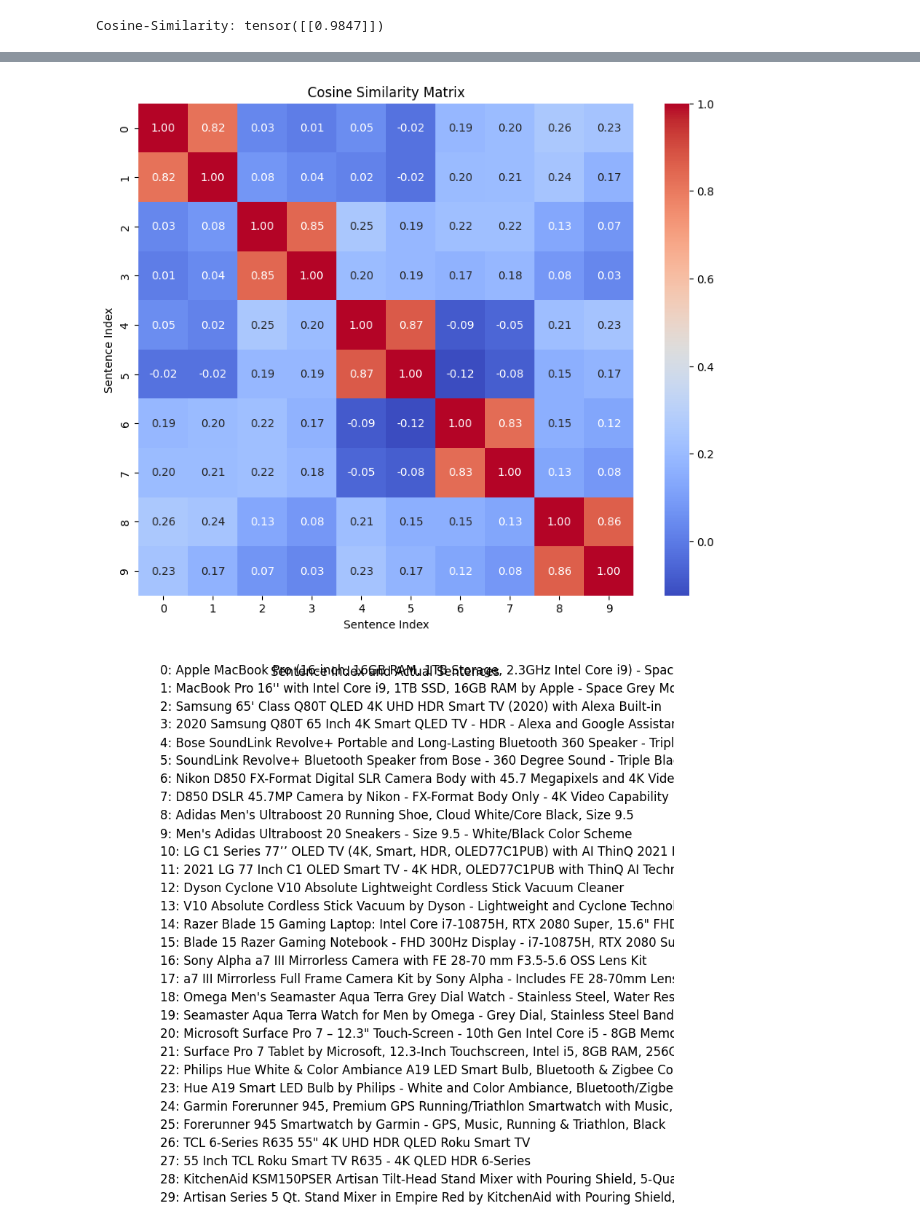
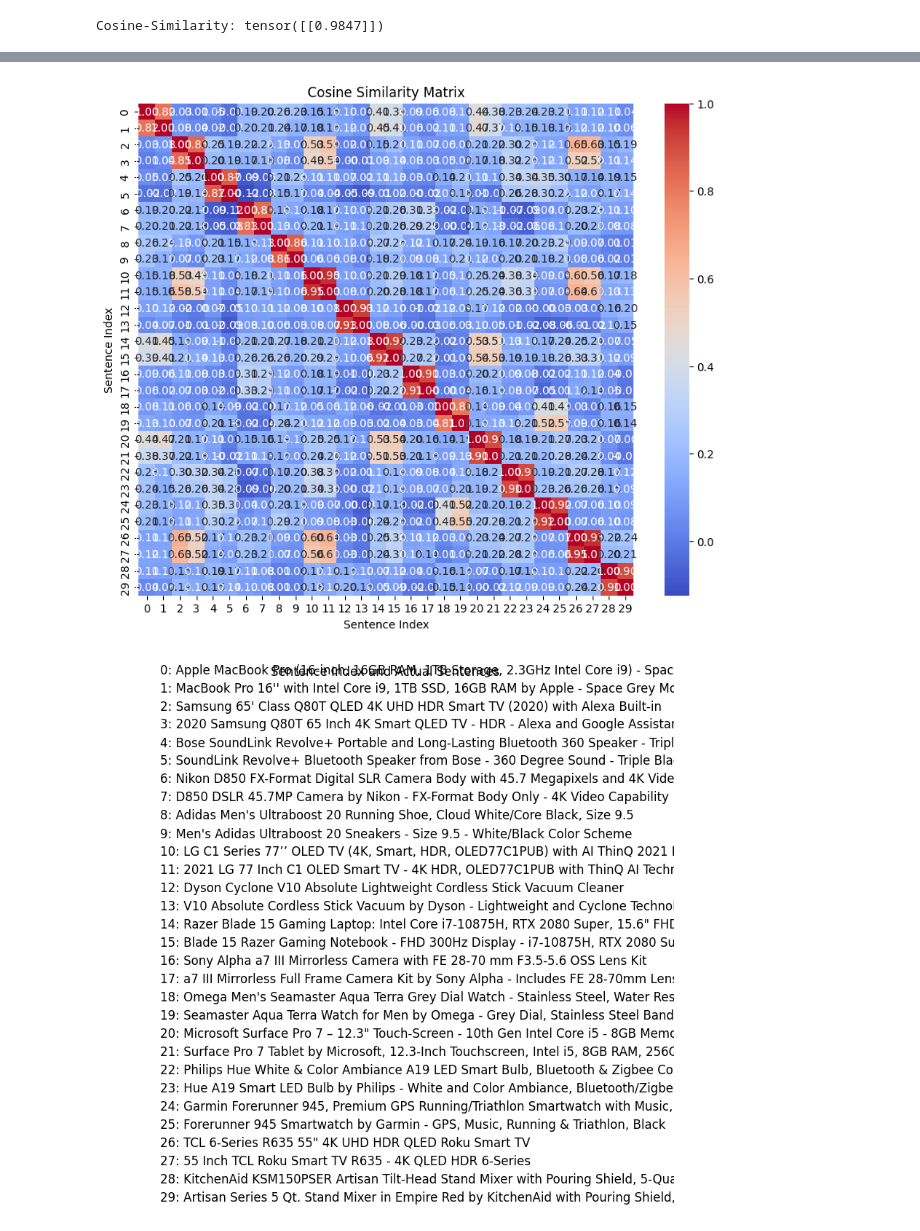
Before and after one commit to archit15singh/SKU-Matchmaker-Engine, a Jupyter notebook: notebooks/explore_embeddings.ipynb, the cells around one changed output, grey strips where cells are left out. Cells and saved outputs as stored; diff of their text form; code cells hidden in the pictures.

```diff
--- a/notebooks/explore_embeddings.ipynb
+++ b/notebooks/explore_embeddings.ipynb
@@ -53,33 +138,33 @@ product_titles = [
     "Adidas Men's Ultraboost 20 Running Shoe, Cloud White/Core Black, Size 9.5",
     "Men's Adidas Ultraboost 20 Sneakers - Size 9.5 - White/Black Color Scheme",
     "LG C1 Series 77’’ OLED TV (4K, Smart, HDR, OLED77C1PUB) with AI ThinQ 2021 Model",
     "2021 LG 77 Inch C1 OLED Smart TV - 4K HDR, OLED77C1PUB with ThinQ AI Technology",
     "Dyson Cyclone V10 Absolute Lightweight Cordless Stick Vacuum Cleaner",
     "V10 Absolute Cordless Stick Vacuum by Dyson - Lightweight and Cyclone Technology",
     "Razer Blade 15 Gaming Laptop: Intel Core i7-10875H, RTX 2080 Super, 15.6\" FHD 300Hz, 16GB RAM, 1TB SSD",
     "Blade 15 Razer Gaming Notebook - FHD 300Hz Display - i7-10875H, RTX 2080 Super, 16GB, 1TB",
     "Sony Alpha a7 III Mirrorless Camera with FE 28-70 mm F3.5-5.6 OSS Lens Kit",
     "a7 III Mirrorless Full Frame Camera Kit by Sony Alpha - Includes FE 28-70mm Lens",
     "Omega Men's Seamaster Aqua Terra Grey Dial Watch - Stainless Steel, Water Resistant",
     "Seamaster Aqua Terra Watch for Men by Omega - Grey Dial, Stainless Steel Band",
     "Microsoft Surface Pro 7 – 12.3\" Touch-Screen - 10th Gen Intel Core i5 - 8GB Memory - 256GB SSD (Latest Model) – Platinum",
     "Surface Pro 7 Tablet by Microsoft, 12.3-Inch Touchscreen, Intel i5, 8GB RAM, 256GB SSD - Platinum",
     "Philips Hue White & Color Ambiance A19 LED Smart Bulb, Bluetooth & Zigbee Compatible (Hue Hub Optional)",
     "Hue A19 Smart LED Bulb by Philips - White and Color Ambiance, Bluetooth/Zigbee",
     "Garmin Forerunner 945, Premium GPS Running/Triathlon Smartwatch with Music, Black",
     "Forerunner 945 Smartwatch by Garmin - GPS, Music, Running & Triathlon, Black",
     "TCL 6-Series R635 55\" 4K UHD HDR QLED Roku Smart TV",
     "55 Inch TCL Roku Smart TV R635 - 4K QLED HDR 6-Series",
     "KitchenAid KSM150PSER Artisan Tilt-Head Stand Mixer with Pouring Shield, 5-Quart, Empire Red",
     "Artisan Series 5 Qt. Stand Mixer in Empire Red by KitchenAid with Pouring Shield, Model KSM150PSER"
 ]
 
 
 # Encode all sentences
-embeddings = model.encode(product_titles[:10])
+embeddings = model.encode(product_titles)
 
 # Visualize the confusion matrix of cosine similarities and sentences
 visualize_cosine_similarity(embeddings, product_titles)
 # %% [output]
-[figure, old version]
+[figure, new version]
 [figure]
```
Also changed, not shown: parts of 2 cells of this notebook, 2 other files.
